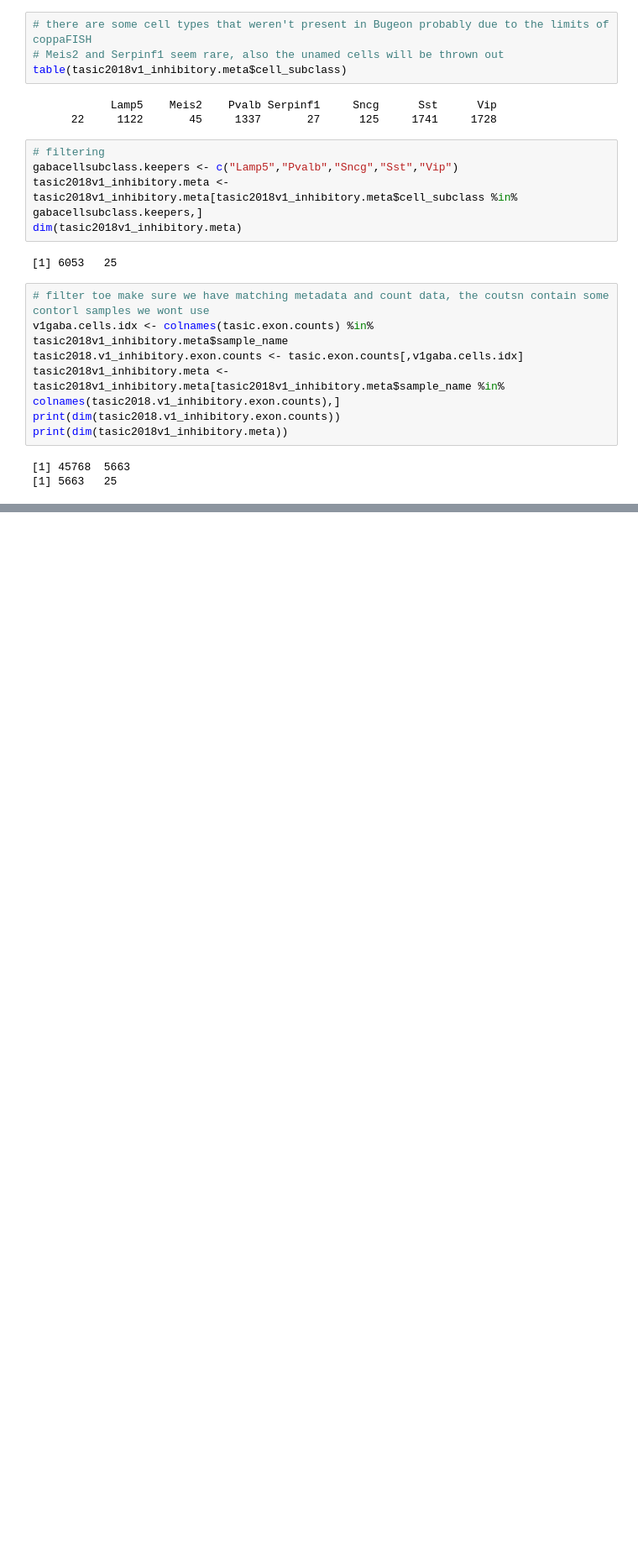
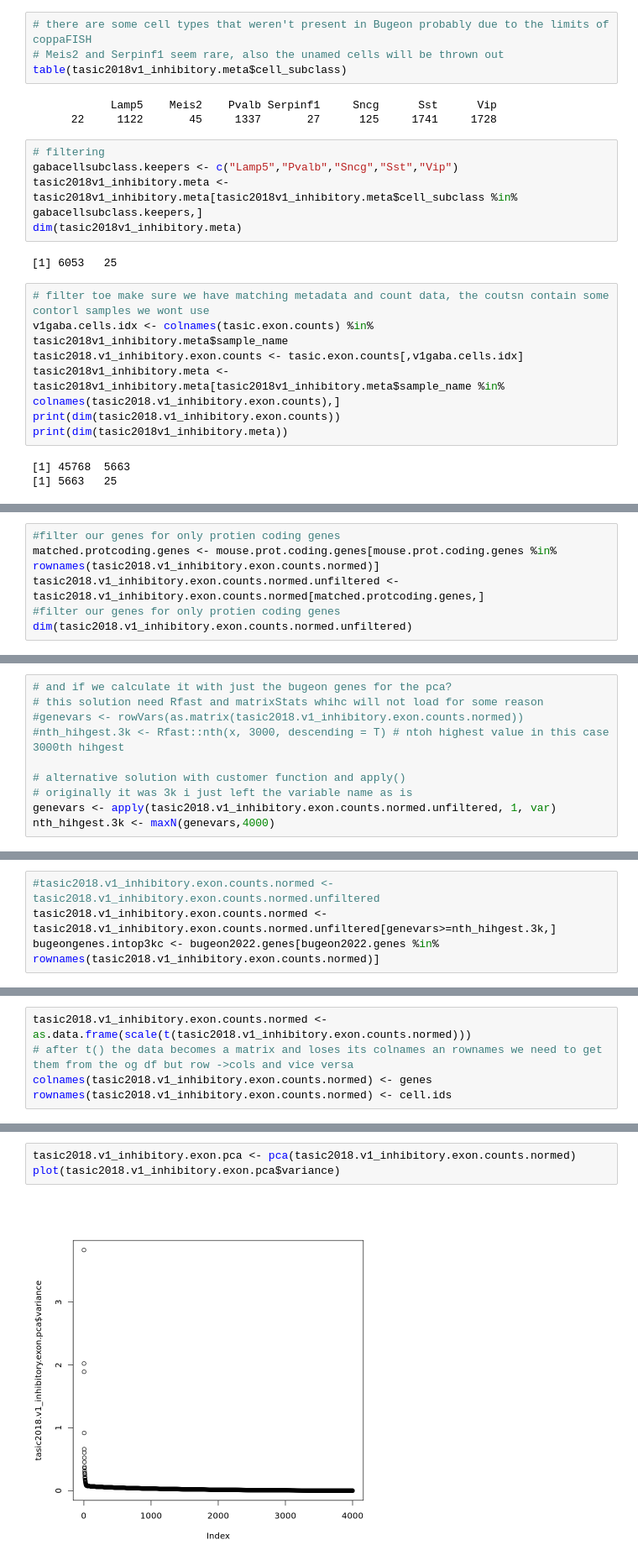
Before and after one commit to AngCamp/PavLabEngrams, a Jupyter notebook: IEG_gradients/HrvatinandTasicGradient.ipynb, the cells around one changed output, grey strips where cells are left out. Shown at 84% size. Saved outputs shown, nothing was run; the diff lists cells and outputs as text; blank space fills up the shorter version.

```diff
--- a/IEG_gradients/HrvatinandTasicGradient.ipynb
+++ b/IEG_gradients/HrvatinandTasicGradient.ipynb
@@ -524,0 +602,6 @@ getwd()
+# %%
+#filter our genes for only protien coding genes
+matched.protcoding.genes <- mouse.prot.coding.genes[mouse.prot.coding.genes %in% rownames(tasic2018.v1_inhibitory.exon.counts.normed)]
+tasic2018.v1_inhibitory.exon.counts.normed.unfiltered <- tasic2018.v1_inhibitory.exon.counts.normed[matched.protcoding.genes,]
+#filter our genes for only protien coding genes
+dim(tasic2018.v1_inhibitory.exon.counts.normed.unfiltered)
@@ -524,0 +634,10 @@ getwd()
+# %%
+# and if we calculate it with just the bugeon genes for the pca?
+# this solution need Rfast and matrixStats whihc will not load for some reason
+#genevars <- rowVars(as.matrix(tasic2018.v1_inhibitory.exon.counts.normed))
+#nth_hihgest.3k <- Rfast::nth(x, 3000, descending = T) # ntoh highest value in this case 3000th hihgest
+
+# alternative solution with customer function and apply()
+# originally it was 3k i just left the variable name as is
+genevars <- apply(tasic2018.v1_inhibitory.exon.counts.normed.unfiltered, 1, var)
+nth_hihgest.3k <- maxN(genevars,4000)
@@ -524,0 +721,4 @@ getwd()
+# %%
+#tasic2018.v1_inhibitory.exon.counts.normed <- tasic2018.v1_inhibitory.exon.counts.normed.unfiltered
+tasic2018.v1_inhibitory.exon.counts.normed <- tasic2018.v1_inhibitory.exon.counts.normed.unfiltered[genevars>=nth_hihgest.3k,]
+bugeongenes.intop3kc <- bugeon2022.genes[bugeon2022.genes %in% rownames(tasic2018.v1_inhibitory.exon.counts.normed)]
@@ -524,0 +735,5 @@ getwd()
+# %%
+tasic2018.v1_inhibitory.exon.counts.normed <-as.data.frame(scale(t(tasic2018.v1_inhibitory.exon.counts.normed)))
+# after t() the data becomes a matrix and loses its colnames an rownames we need to get them from the og df but row ->cols and vice versa
+colnames(tasic2018.v1_inhibitory.exon.counts.normed) <- genes
+rownames(tasic2018.v1_inhibitory.exon.counts.normed) <- cell.ids
@@ -524,0 +765,5 @@ getwd()
+# %%
+tasic2018.v1_inhibitory.exon.pca <- pca(tasic2018.v1_inhibitory.exon.counts.normed)
+plot(tasic2018.v1_inhibitory.exon.pca$variance)
+# %% [output]
+[figure, added]
```
Also changed, not shown: parts of 129 cells of this notebook, 5 other files.
